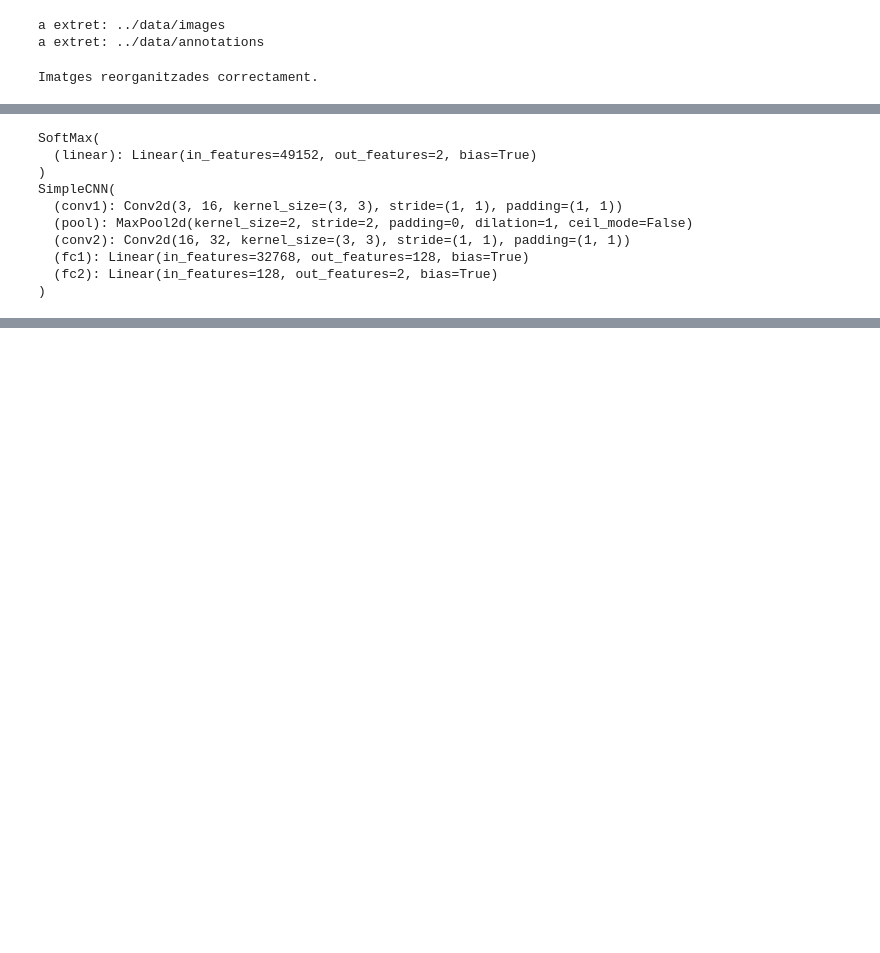
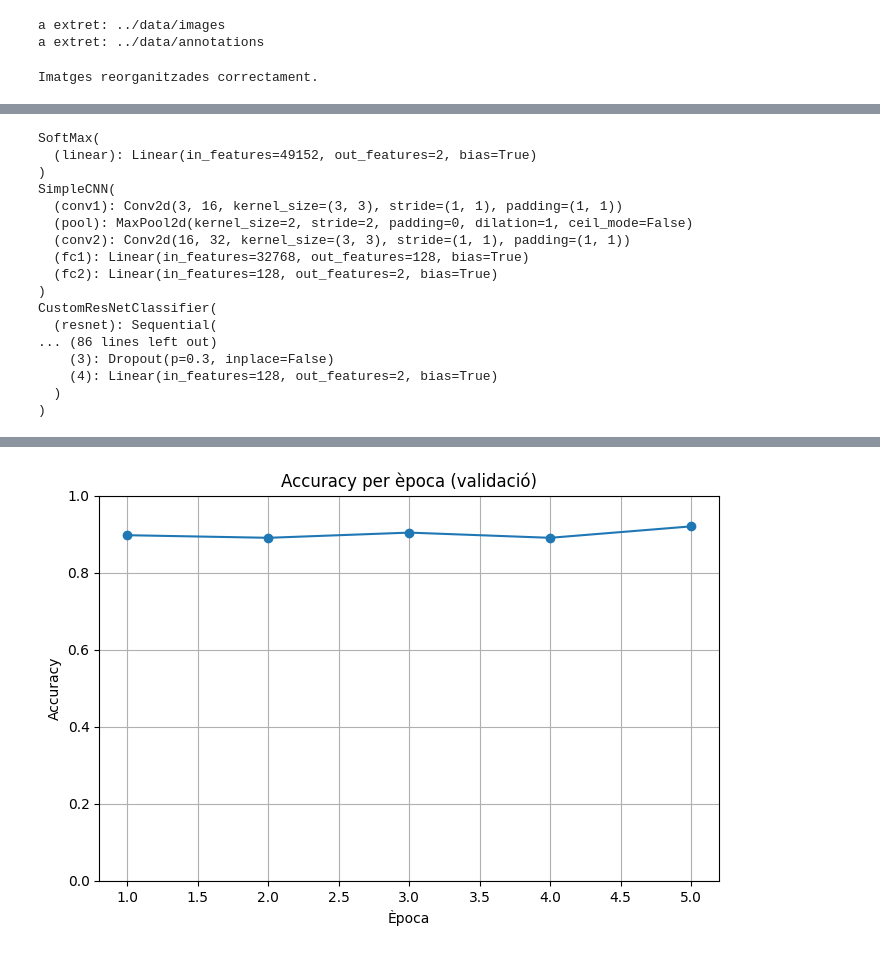
Before and after one commit to UriRius/Cat_or_dog_ML-model, a Jupyter notebook: notebooks/cat_or_dog_ML.ipynb, the cells around one changed output, grey strips where cells are left out. Saved outputs shown, nothing was run; the diff lists cells and outputs as text; code cells hidden in the pictures; blank space fills up the shorter version.

Commit message:
resnet update

```diff
--- a/notebooks/cat_or_dog_ML.ipynb
+++ b/notebooks/cat_or_dog_ML.ipynb
@@ -117,8 +151,11 @@ softmax_model = SoftMax(input_size=128*128*3, num_classes=2)
 
 simplecnn_model = SimpleCNN(num_classes=2)
 
+model_resnet18 = CustomResNetClassifier().to(device)
+
 print(softmax_model)
 print(simplecnn_model)
+print(model_resnet18)
 # %% [output]
 SoftMax(
   (linear): Linear(in_features=49152, out_features=2, bias=True)
@@ -130,23 +167,35 @@ SimpleCNN(
   (fc1): Linear(in_features=32768, out_features=128, bias=True)
   (fc2): Linear(in_features=128, out_features=2, bias=True)
 )
+CustomResNetClassifier(
+  (resnet): Sequential(
+... (86 lines left out)
+    (3): Dropout(p=0.3, inplace=False)
+    (4): Linear(in_features=128, out_features=2, bias=True)
+  )
+)
 # %%
 import torch.optim as optim
 
 criterion = nn.CrossEntropyLoss()
 
-optimizer_softmax = optim.SGD(softmax_model.parameters(), lr=0.1, momentum=0.1)
-optimizer_simplecnn = optim.SGD(simplecnn_model.parameters(), lr=0.1, momentum=0.1)
+optimizer_softmax = optim.Adam(softmax_model.parameters(), lr=0.001)
+optimizer_simplecnn = optim.Adam(simplecnn_model.parameters(), lr=0.001)
+optimizer_resnet18 = optim.Adam(model_resnet18.parameters(), lr=0.001)
 # %%
 train_loader = DataLoader(dataset_train, batch_size=5, shuffle=True)
 val_loader = DataLoader(dataset_val, batch_size=5, shuffle=False)
 # %%
+import matplotlib.pyplot as plt
+
 max_accuracy = 0
 n_epochs = 5
-model = simplecnn_model
-optimizer = optimizer_simplecnn
+model = model_resnet18
+optimizer = optimizer_resnet18
 iteracions = 0
 print(len(train_loader))
+
+accuracies = []
 
 for epoch in range(n_epochs):
     model.train()
@@ -160,11 +209,10 @@ for epoch in range(n_epochs):
         optimizer.step()
         running_loss += loss.item()
 
-        if iteracions % 250 == 0:
+        if iteracions % 300 == 0:
             print(f"Iter {iteracions+1}, Loss: {running_loss:.4f}")
-        iteracions+=1
+        iteracions += 1
 
-    # Validació
     model.eval()
     correct = 0
     total = 0
@@ -176,11 +224,21 @@ for epoch in range(n_epochs):
             correct += (predicted == labels).sum().item()
 
     accuracy = correct / total
+    accuracies.append(accuracy)
     print(f"Epoch {epoch+1}, Loss: {running_loss:.4f}, Accuracy: {accuracy:.4f}")
 
     if accuracy > max_accuracy:
         max_accuracy = accuracy
 
 print("Maximum validation accuracy:", max_accuracy)
+
+plt.figure(figsize=(8, 5))
+plt.plot(range(1, n_epochs+1), accuracies, marker='o', linestyle='-')
+plt.title("Accuracy per època (validació)")
+plt.xlabel("Època")
+plt.ylabel("Accuracy")
+plt.grid(True)
+plt.ylim(0, 1)
+plt.show()
 # %% [output]
 589
@@ -203,3 +261,4 @@ Maximum validation accuracy: 0.7038043478260869
+[figure, added]
 # %%
 from PIL import Image
 import torch
```
Also changed, not shown: parts of 5 cells of this notebook.
